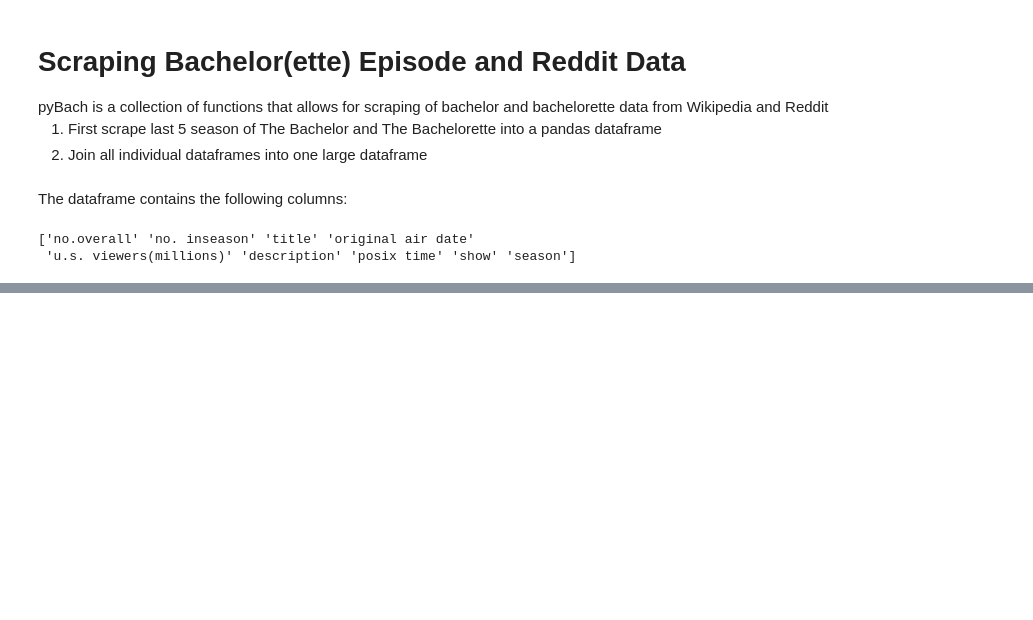
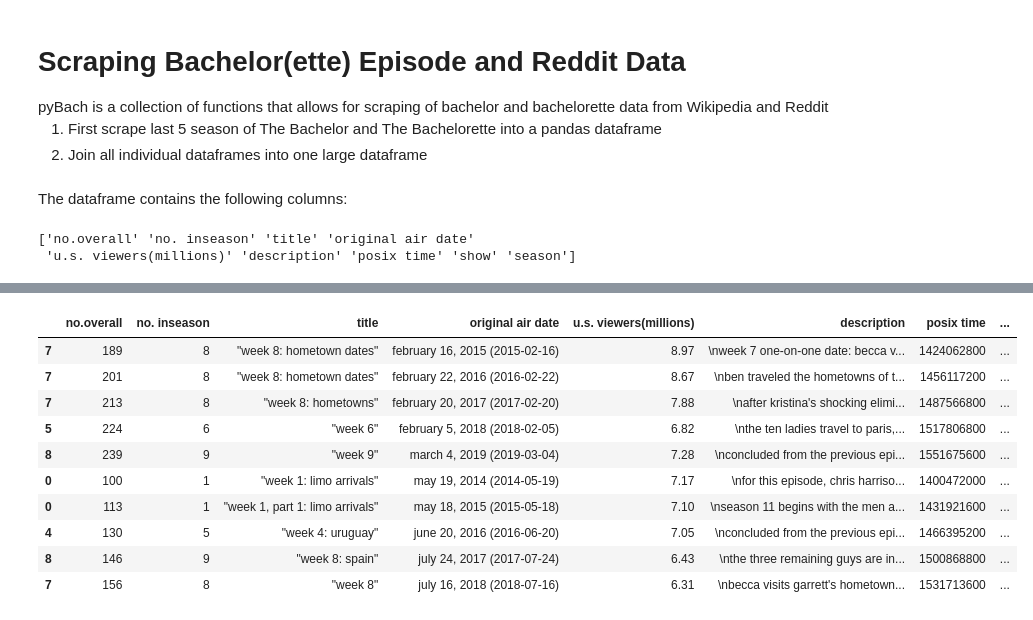
Before and after one commit to jlaw8504/alphaPRAW, a Jupyter notebook: Bachelor Analysis.ipynb, the cells around one changed output, grey strips where cells are left out. Cells and saved outputs as stored; diff of their text form; code cells hidden in the pictures; blank space fills up the shorter version.

```diff
--- a/Bachelor Analysis.ipynb
+++ b/Bachelor Analysis.ipynb
@@ -47,0 +99,55 @@ There seems to be some periodicity to the viewing pattern. Lets breakdown the in
+# %%
+# Remove all the season finales whose norm views are one
+dfFinless = df.loc[~(df['norm views']==1),:]
+# %%
+# pull out the largest norm views for each season of each show
+minList = []
+maxList = []
+for showStr in ['bachelor', 'bachelorette']:
+    if showStr == 'bachelor':
+        for season in bachSeasons:
+            minValue = dfFinless.loc[(dfFinless.season == season) & (dfFinless.show==showStr), 'norm views'].min()
+            tempMin = dfFinless.loc[(dfFinless.season==season) & (dfFinless.show==showStr) & (dfFinless['norm views']==minValue),:]
+            # we only want ONE min, so if more than one row is found, take the earlier episode
+            if tempMin.shape[0] == 1:
+                minList.append((tempMin))
+            else:
+                minList.append((tempMin.loc[tempMax['no. inseason']==tempMin['no. inseason'].min(),:]))
+            maxValue = dfFinless.loc[(dfFinless.season == season) & (dfFinless.show==showStr), 'norm views'].max()
+            tempMax = dfFinless.loc[(dfFinless.season==season) & (dfFinless.show==showStr) & (dfFinless['norm views']==maxValue), :]
+            if tempMax.shape[0] == 1:
+                maxList.append((tempMax))
+            else:
+                maxList.append((tempMax.loc[tempMax['no. inseason']==tempMax['no. inseason'].min(),:]))
+    else:
+        for season in etteSeasons:
+            minValue = dfFinless.loc[(dfFinless.season == season) & (dfFinless.show==showStr), 'norm views'].min()
+            tempMin = dfFinless.loc[(dfFinless.season==season) & (dfFinless.show==showStr) & (dfFinless['norm views']==minValue),:]
+            if tempMin.shape[0] == 1:
+                minList.append((tempMin))
+            else:
+                minList.append((tempMin.loc[tempMax['no. inseason']==tempMin['no. inseason'].min(),:]))
+            maxValue = dfFinless.loc[(dfFinless.season == season) & (dfFinless.show==showStr), 'norm views'].max()
+            tempMax = dfFinless.loc[(dfFinless.season==season) & (dfFinless.show==showStr) & (dfFinless['norm views']==maxValue), :]
+            if tempMax.shape[0] == 1:
+                maxList.append((tempMax))
+            else:
+                maxList.append((tempMax.loc[tempMax['no. inseason']==tempMax['no. inseason'].min(),:]))
+# %%
+# concat lists into one dataframe
+dfMin = pd.concat(minList)
+dfMax = pd.concat(maxList)
+# %%
+dfMax
+# %% [output]
+|  | no.overall | no. inseason | title | original air date | u.s. viewers(millions) | description | posix time | ... |
+| 7 | 189 | 8 | "week 8: hometown dates" | february 16, 2015 (2015-02-16) | 8.97 | \nweek 7 one-on-one date: becca v... | 1424062800 | ... |
+| 7 | 201 | 8 | "week 8: hometown dates" | february 22, 2016 (2016-02-22) | 8.67 | \nben traveled the hometowns of t... | 1456117200 | ... |
+| 7 | 213 | 8 | "week 8: hometowns" | february 20, 2017 (2017-02-20) | 7.88 | \nafter kristina's shocking elimi... | 1487566800 | ... |
+| 5 | 224 | 6 | "week 6" | february 5, 2018 (2018-02-05) | 6.82 | \nthe ten ladies travel to paris,... | 1517806800 | ... |
+| 8 | 239 | 9 | "week 9" | march 4, 2019 (2019-03-04) | 7.28 | \nconcluded from the previous epi... | 1551675600 | ... |
+| 0 | 100 | 1 | "week 1: limo arrivals" | may 19, 2014 (2014-05-19) | 7.17 | \nfor this episode, chris harriso... | 1400472000 | ... |
+| 0 | 113 | 1 | "week 1, part 1: limo arrivals" | may 18, 2015 (2015-05-18) | 7.10 | \nseason 11 begins with the men a... | 1431921600 | ... |
+| 4 | 130 | 5 | "week 4: uruguay" | june 20, 2016 (2016-06-20) | 7.05 | \nconcluded from the previous epi... | 1466395200 | ... |
+| 8 | 146 | 9 | "week 8: spain" | july 24, 2017 (2017-07-24) | 6.43 | \nthe three remaining guys are in... | 1500868800 | ... |
+| 7 | 156 | 8 | "week 8" | july 16, 2018 (2018-07-16) | 6.31 | \nbecca visits garrett's hometown... | 1531713600 | ... |
```
Also changed, not shown: parts of 15 cells of this notebook, 1 other file.
